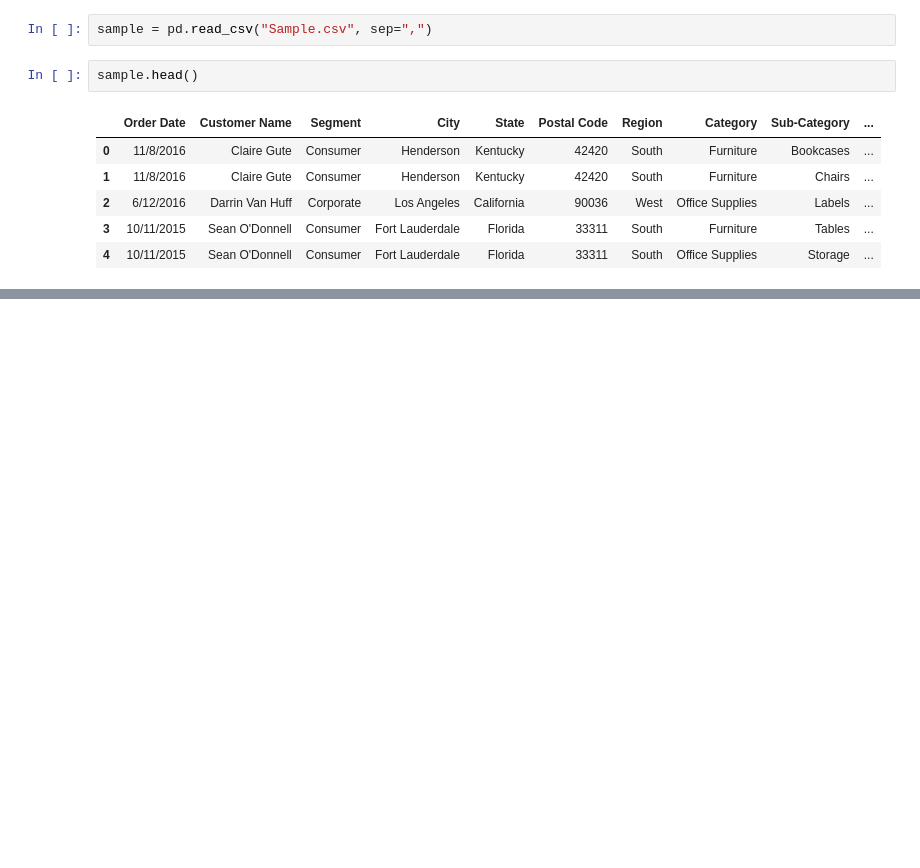
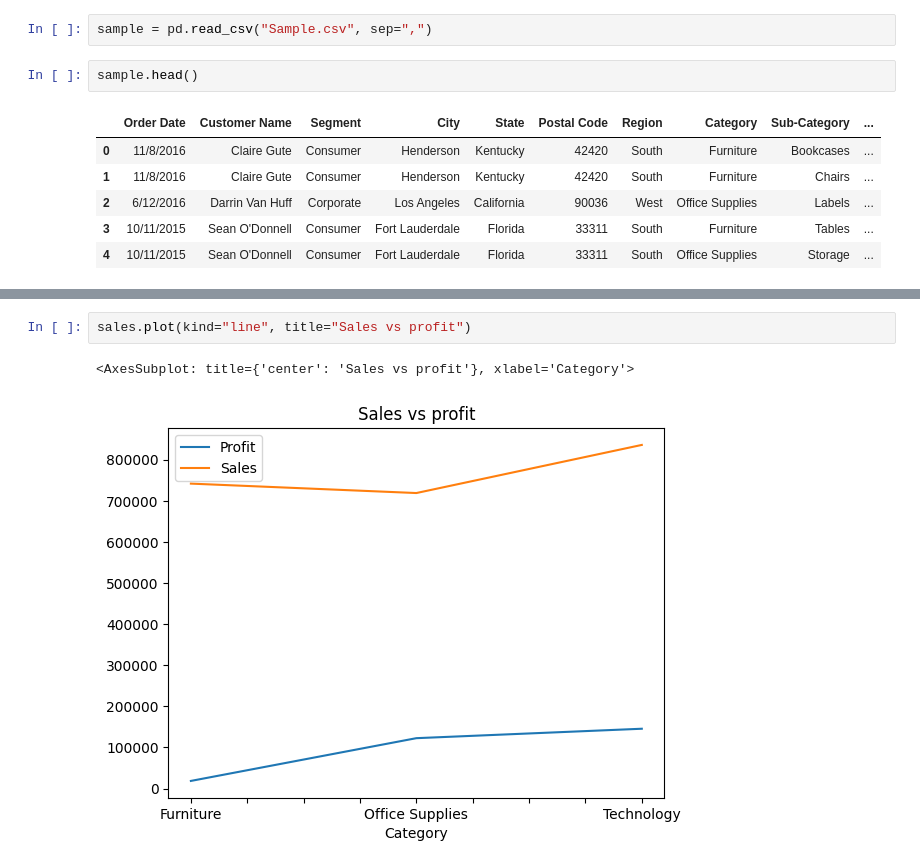
Before and after one commit to miraceti/Python_codes, a Jupyter notebook: pandas/pandas9.ipynb, the cells around one changed output, grey strips where cells are left out. Drawn from its saved outputs; the diff is of its cells as text; blank space fills up the shorter version.

```diff
--- a/pandas/pandas9.ipynb
+++ b/pandas/pandas9.ipynb
@@ -16,0 +297,5 @@ sample.head()
+# %%
+sales.plot(kind="line", title="Sales vs profit")
+# %% [output]
+<AxesSubplot: title={'center': 'Sales vs profit'}, xlabel='Category'>
+[figure, added]
```
Also changed, not shown: parts of 34 cells of this notebook.
